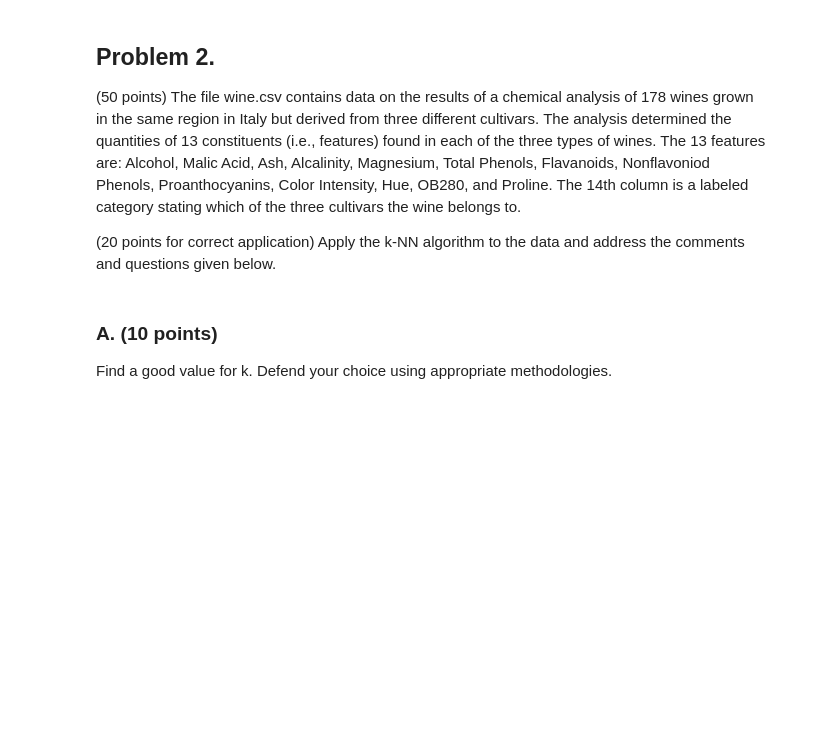
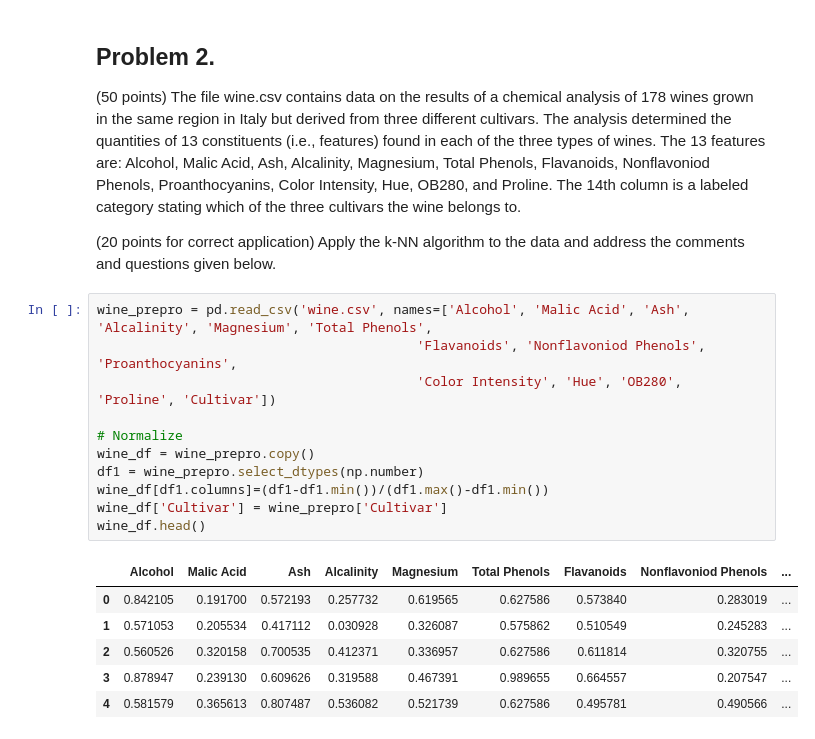
Before and after one commit to bhosley/Schoolwork, a Jupyter notebook: 2023Q2 - Machine Learning/Homework 3/HW3 - Hosley, Brandon.ipynb, the cells around one changed output. Cells and saved outputs as stored; diff of their text form; blank space fills up the shorter version.

```diff
--- a/2023Q2 - Machine Learning/Homework 3/HW3 - Hosley, Brandon.ipynb
+++ b/2023Q2 - Machine Learning/Homework 3/HW3 - Hosley, Brandon.ipynb
@@ -133,6 +136,21 @@ What is the probability associated with your prediction?
 (50 points) The file wine.csv contains data on the results of a chemical analysis of 178 wines grown in the same region in Italy but derived from three different cultivars. The analysis determined the quantities of 13 constituents (i.e., features) found in each of the three types of wines. The 13 features are: Alcohol, Malic Acid, Ash, Alcalinity, Magnesium, Total Phenols, Flavanoids, Nonflavoniod Phenols, Proanthocyanins, Color Intensity, Hue, OB280, and Proline. The 14th column is a labeled category stating which of the three cultivars the wine belongs to.
 
 (20 points for correct application) Apply the k-NN algorithm to the data and address the comments and questions given below.
-# %% [markdown]
-### A. (10 points)
-Find a good value for k.   Defend your choice using appropriate methodologies.
+# %%
+wine_prepro = pd.read_csv('wine.csv', names=['Alcohol', 'Malic Acid', 'Ash', 'Alcalinity', 'Magnesium', 'Total Phenols',
+                                         'Flavanoids', 'Nonflavoniod Phenols', 'Proanthocyanins',
+                                         'Color Intensity', 'Hue', 'OB280', 'Proline', 'Cultivar'])
+
+# Normalize
+wine_df = wine_prepro.copy()
+df1 = wine_prepro.select_dtypes(np.number)
+wine_df[df1.columns]=(df1-df1.min())/(df1.max()-df1.min())
+wine_df['Cultivar'] = wine_prepro['Cultivar']
+wine_df.head()
+# %% [output]
+|  | Alcohol | Malic Acid | Ash | Alcalinity | Magnesium | Total Phenols | Flavanoids | Nonflavoniod Phenols | ... |
+| 0 | 0.842105 | 0.191700 | 0.572193 | 0.257732 | 0.619565 | 0.627586 | 0.573840 | 0.283019 | ... |
+| 1 | 0.571053 | 0.205534 | 0.417112 | 0.030928 | 0.326087 | 0.575862 | 0.510549 | 0.245283 | ... |
+| 2 | 0.560526 | 0.320158 | 0.700535 | 0.412371 | 0.336957 | 0.627586 | 0.611814 | 0.320755 | ... |
+| 3 | 0.878947 | 0.239130 | 0.609626 | 0.319588 | 0.467391 | 0.989655 | 0.664557 | 0.207547 | ... |
+| 4 | 0.581579 | 0.365613 | 0.807487 | 0.536082 | 0.521739 | 0.627586 | 0.495781 | 0.490566 | ... |
```
Also changed, not shown: parts of 17 cells of this notebook.
